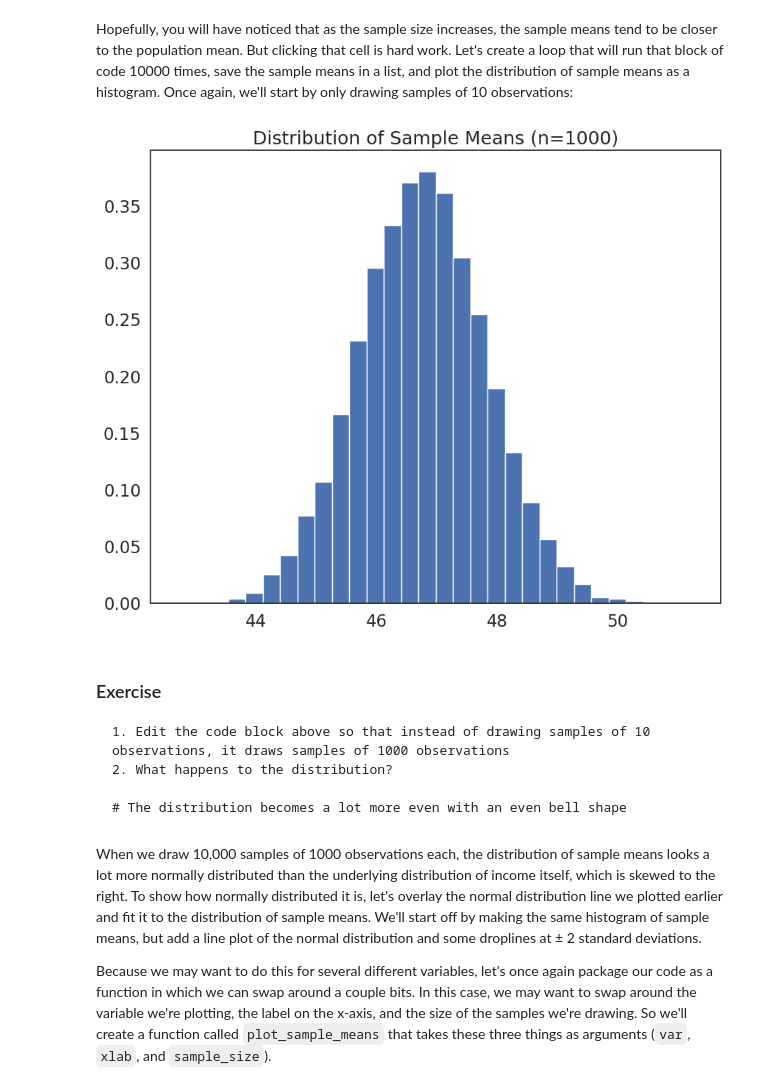
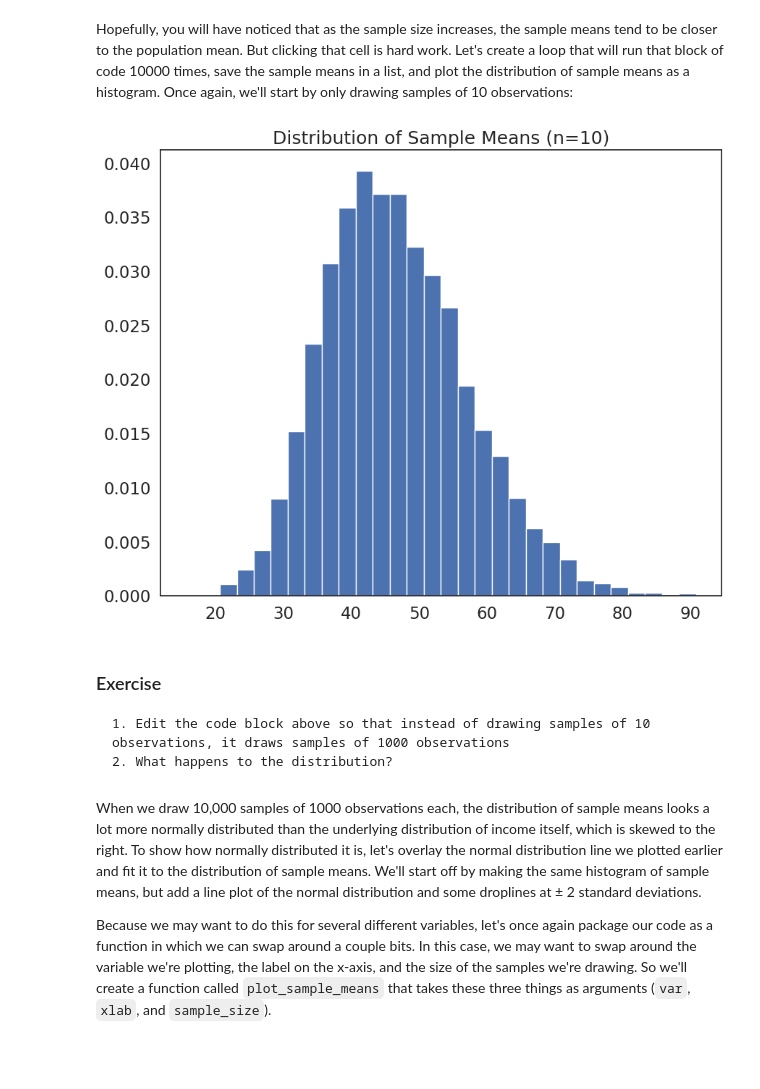
Before and after one commit to pablo-laporte/QM2, a Jupyter notebook: notebooks/W05. Distributions and Basic Statistics.ipynb, the cells around one changed output. Saved outputs shown, nothing was run; the diff lists cells and outputs as text; code cells hidden in the pictures; blank space fills up the shorter version.

```diff
--- a/notebooks/W05. Distributions and Basic Statistics.ipynb
+++ b/notebooks/W05. Distributions and Basic Statistics.ipynb
@@ -173,5 +168,3 @@ Name: race, dtype: int64
 what other variables are categorical? Convert them to categorical and describe. What is the most common occupation in this dataset?
 # %%
 # convert the variables to categorical and describe
-df['occupation']=df['occupation'].astype('category')
-df['occupation'].describe()
@@ -405,26 +366,24 @@ Hopefully, you will have noticed that as the sample size increases, the sample m
 # %%
 #create an empty list to store sample means
 sample_means=[]
 
-sample_size=1000
+sample_size=10
 # loop 10,000 times.
 for i in range(0,10000):
     sample= df['income'].sample(sample_size, replace=True) # draw a sample of 10 observations from the income variable, with replacement
     sample_mean=sample.mean() # calculate the mean of the sample
     sample_means.append(sample_mean) # append the sample mean to the list of sample means
 
 plt.hist(sample_means, bins=30, edgecolor='white', density=True) # plot a histogram of the sample means
 plt.title('Distribution of Sample Means (n={})'.format(sample_size)) # add a title
 plt.show()
 # %% [output]
-[figure, old version]
+[figure, new version]
 # %% [markdown]
 ### Exercise
 
     1. Edit the code block above so that instead of drawing samples of 10 observations, it draws samples of 1000 observations
     2. What happens to the distribution?
-
-    # The distribution becomes a lot more even with an even bell shape
 # %% [markdown]
 When we draw 10,000 samples of 1000 observations each, the distribution of sample means looks a lot more normally distributed than the underlying distribution of income itself, which is skewed to the right. To show how normally distributed it is, let's overlay the normal distribution line we plotted earlier and fit it to the distribution of sample means. We'll start off by making the same histogram of sample means, but add a line plot of the normal distribution and some droplines at ± 2 standard deviations.
 
```
Also changed, not shown: parts of 14 cells of this notebook.
